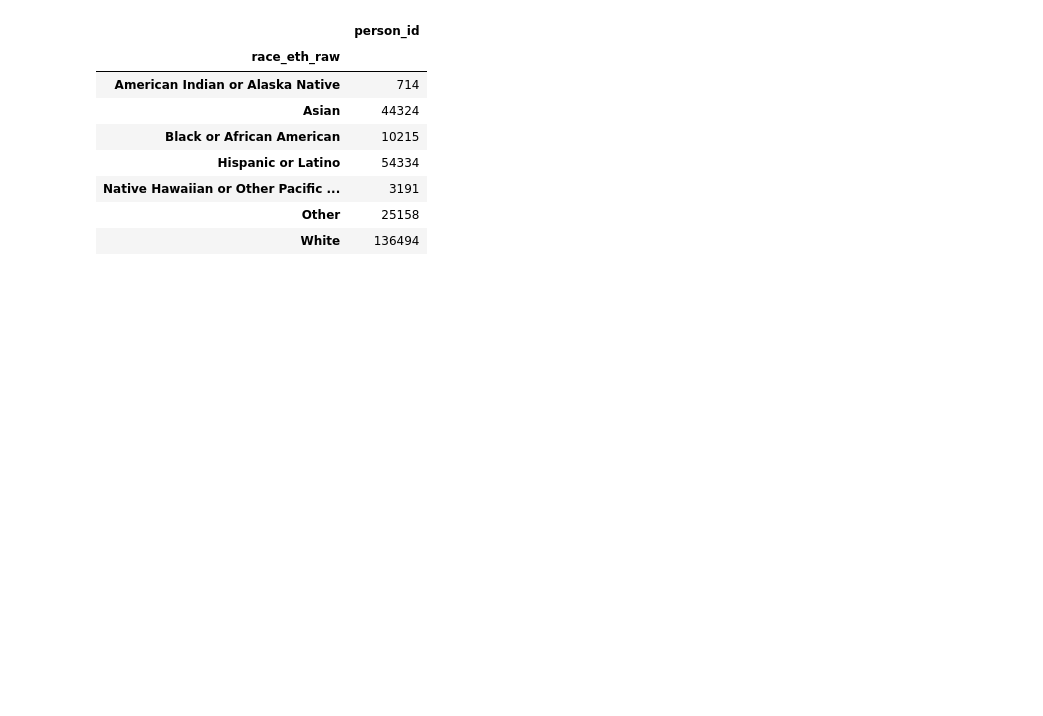
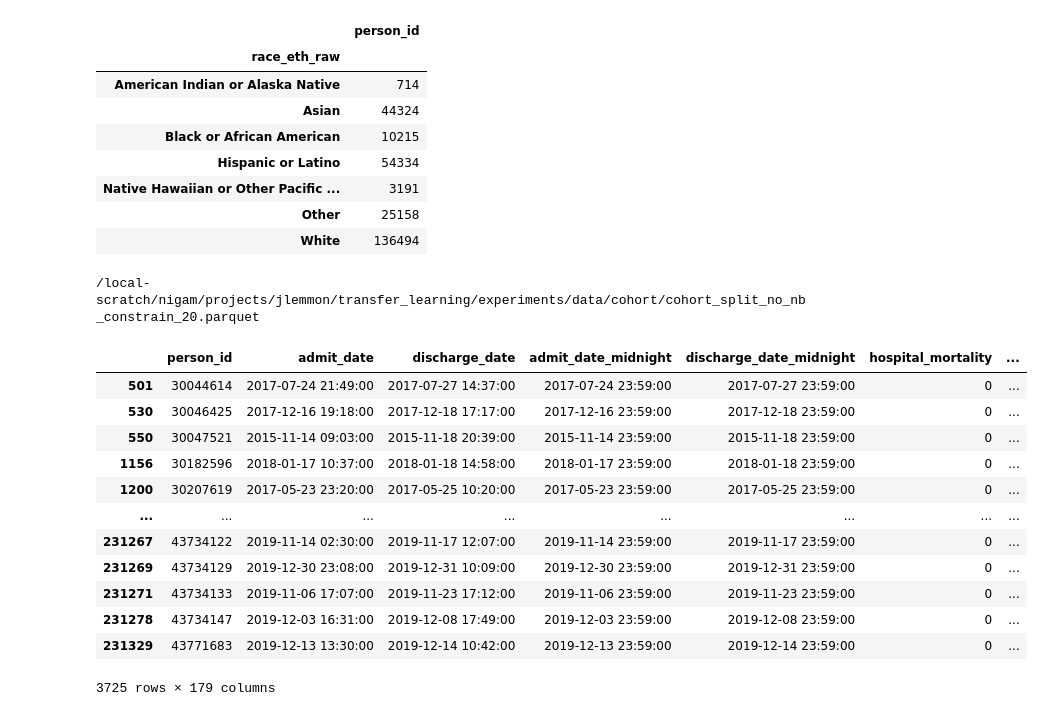
Before and after one commit to som-shahlab/adult_ped_transfer_learning, a Jupyter notebook: experiments/notebooks/demographics.ipynb, the cells around one changed output. Saved outputs shown, nothing was run; the diff lists cells and outputs as text; code cells hidden in the pictures; blank space fills up the shorter version.

```diff
--- a/experiments/notebooks/demographics.ipynb
+++ b/experiments/notebooks/demographics.ipynb
@@ -194,0 +205,26 @@ cohort[['person_id', 'race_eth_raw']].groupby(['race_eth_raw']).count()
+# %%
+cohort = read_file(
+    os.path.join(
+        cohort_path,
+        "cohort/cohort_split_no_nb_constrain_20.parquet"
+    ),
+    engine='pyarrow'
+)
+# %% [output]
+/local-scratch/nigam/projects/jlemmon/transfer_learning/experiments/data/cohort/cohort_split_no_nb_constrain_20.parquet
+# %%
+cohort.query("fold_id=='0' and adult_at_admission==0 and constrain==1")
+# %% [output]
+|  | person_id | admit_date | discharge_date | admit_date_midnight | discharge_date_midnight | hospital_mortality | ... |
+| 501 | 30044614 | 2017-07-24 21:49:00 | 2017-07-27 14:37:00 | 2017-07-24 23:59:00 | 2017-07-27 23:59:00 | 0 | ... |
+| 530 | 30046425 | 2017-12-16 19:18:00 | 2017-12-18 17:17:00 | 2017-12-16 23:59:00 | 2017-12-18 23:59:00 | 0 | ... |
+| 550 | 30047521 | 2015-11-14 09:03:00 | 2015-11-18 20:39:00 | 2015-11-14 23:59:00 | 2015-11-18 23:59:00 | 0 | ... |
+| 1156 | 30182596 | 2018-01-17 10:37:00 | 2018-01-18 14:58:00 | 2018-01-17 23:59:00 | 2018-01-18 23:59:00 | 0 | ... |
+| 1200 | 30207619 | 2017-05-23 23:20:00 | 2017-05-25 10:20:00 | 2017-05-23 23:59:00 | 2017-05-25 23:59:00 | 0 | ... |
+| ... | ... | ... | ... | ... | ... | ... | ... |
+| 231267 | 43734122 | 2019-11-14 02:30:00 | 2019-11-17 12:07:00 | 2019-11-14 23:59:00 | 2019-11-17 23:59:00 | 0 | ... |
+| 231269 | 43734129 | 2019-12-30 23:08:00 | 2019-12-31 10:09:00 | 2019-12-30 23:59:00 | 2019-12-31 23:59:00 | 0 | ... |
+| 231271 | 43734133 | 2019-11-06 17:07:00 | 2019-11-23 17:12:00 | 2019-11-06 23:59:00 | 2019-11-23 23:59:00 | 0 | ... |
+| 231278 | 43734147 | 2019-12-03 16:31:00 | 2019-12-08 17:49:00 | 2019-12-03 23:59:00 | 2019-12-08 23:59:00 | 0 | ... |
+| 231329 | 43771683 | 2019-12-13 13:30:00 | 2019-12-14 10:42:00 | 2019-12-13 23:59:00 | 2019-12-14 23:59:00 | 0 | ... |
+3725 rows × 179 columns
```
Also changed, not shown: parts of 11 cells of this notebook, 42 other files.
